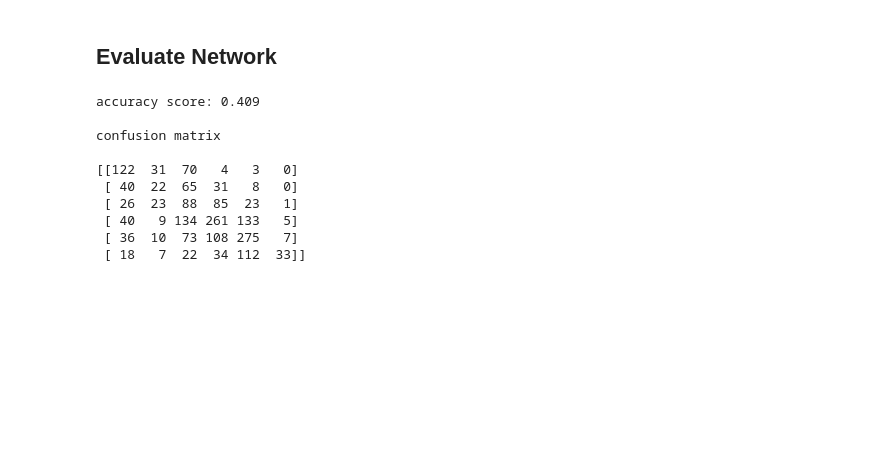
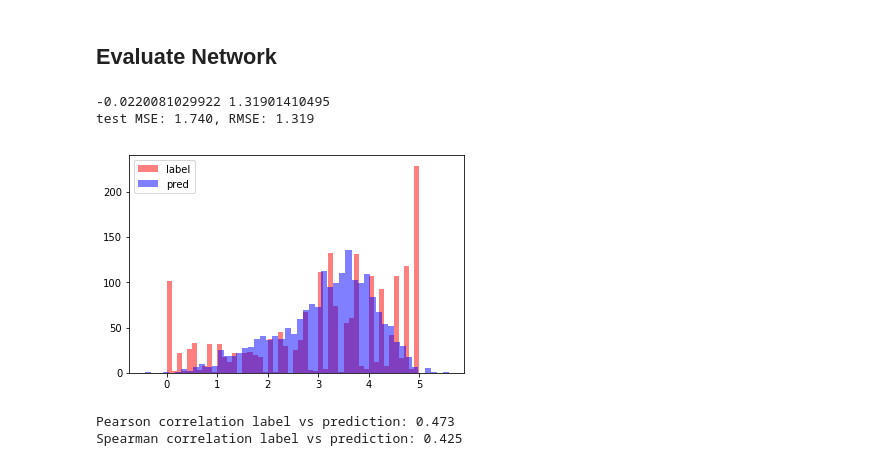
Before and after one commit to sujitpal/eeap-examples, a Jupyter notebook: src/07a-sts-sim-eep.ipynb, the cells around one changed output. Cells and saved outputs as stored; diff of their text form; code cells hidden in the pictures; blank space fills up the shorter version.

```diff
--- a/src/07a-sts-sim-eep.ipynb
+++ b/src/07a-sts-sim-eep.ipynb
@@ -34,7 +34,7 @@ VOCAB_FILE = os.path.join(DATA_DIR, "sts-vocab.tsv")
 
 GLOVE_FILE = os.path.join(DATA_DIR, "glove.840B.300d.txt")
 
-BEST_MODEL = os.path.join(DATA_DIR, "models", "07a-best-model.h5")
+BEST_MODEL = os.path.join(DATA_DIR, "models", "07aa-best-model.h5")
 
 MIN_OCCURS = 2
 MAX_WORDS = 35
@@ -42,10 +42,8 @@ MAX_WORDS = 35
 WORD_EMBED_SIZE = 300
 SENT_EMBED_SIZE = 200
 
-NUM_CLASSES = 6
-
 BATCH_SIZE = 64
-NUM_EPOCHS = 5
+NUM_EPOCHS = 10
 # %% [markdown]
 ## Load Vocabulary
 # %%
@@ -239,24 +231,28 @@ plt.show()
 # %% [markdown]
 ## Evaluate Network
-# %%
-best_model = load_model(BEST_MODEL)
-Ytest_ = best_model.predict([Xtest_l, Xtest_r])
-
-ytest = np.argmax(Ytest, axis=1)
-ytest_ = np.argmax(Ytest_, axis=1)
-
-np.set_printoptions(linewidth=120)
-print("accuracy score: {:.3f}".format(accuracy_score(ytest, ytest_)))
-print("\nconfusion matrix\n")
-print(confusion_matrix(ytest, ytest_))
-# %% [output]
-accuracy score: 0.409
-
-confusion matrix
-
-[[122  31  70   4   3   0]
- [ 40  22  65  31   8   0]
- [ 26  23  88  85  23   1]
- [ 40   9 134 261 133   5]
- [ 36  10  73 108 275   7]
- [ 18   7  22  34 112  33]]
+# %%
+best_model = load_model(BEST_MODEL)
+ytest_ = best_model.predict([Xtest_l, Xtest_r])[:, 0]
+# %%
+residuals = ytest_ - ytest
+mse = mean_squared_error(ytest, ytest_)
+print(residuals.mean(), residuals.std())
+print("test MSE: {:.3f}, RMSE: {:.3f}".format(mse, math.sqrt(mse)))
+# %% [output]
+-0.0220081029922 1.31901410495
+test MSE: 1.740, RMSE: 1.319
+# %%
+plt.hist(ytest, bins=50, color="r", alpha=0.5, label="label")
+plt.hist(ytest_, bins=50, color="b", alpha=0.5, label="pred")
+plt.legend(loc="best")
+plt.show()
+# %% [output]
+[figure, added]
+# %%
+pearson_corr = scipy.stats.pearsonr(ytest, ytest_)[0]
+spearman_corr = scipy.stats.mstats.spearmanr(ytest, ytest_)[0]
+print("Pearson correlation label vs prediction: {:.3f}".format(pearson_corr))
+print("Spearman correlation label vs prediction: {:.3f}".format(spearman_corr))
+# %% [output]
+Pearson correlation label vs prediction: 0.473
+Spearman correlation label vs prediction: 0.425
```
Also changed, not shown: parts of 6 cells of this notebook, 6 other files.
